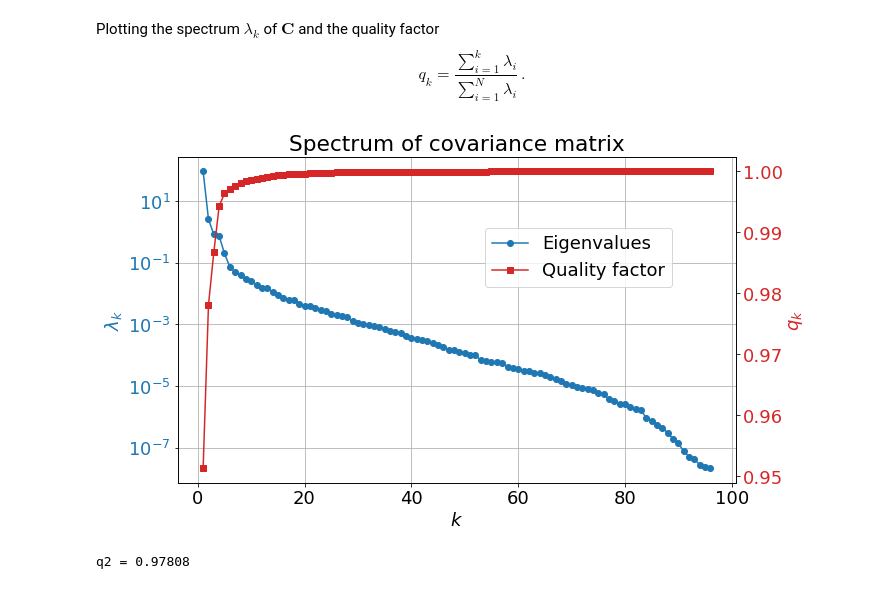
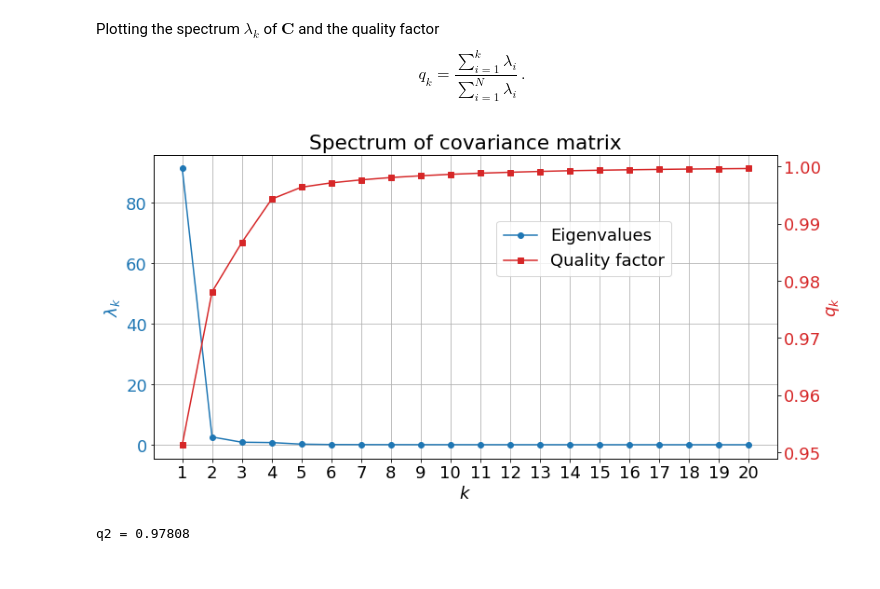
Before and after one commit to vdeltatto/unsupervised-learning, a Jupyter notebook: Fourth_exercise/Fourth_exercise.ipynb, the cells around one changed output. Saved outputs shown, nothing was run; the diff lists cells and outputs as text; code cells hidden in the pictures.

```diff
--- a/Fourth_exercise/Fourth_exercise.ipynb
+++ b/Fourth_exercise/Fourth_exercise.ipynb
@@ -59,29 +59,31 @@ Plotting the spectrum $\lambda_k$ of $\mathbf{C}$ and the quality factor
     q_k = \frac{\sum_{i=1}^k \lambda_i}{\sum_{i=1}^N\lambda_i}\,.
 \end{equation}
 # %%
-fig, ax1 = plt.subplots(figsize=(10,6))
+fig, ax1 = plt.subplots(figsize=(12,6))
 
+k_max = 20
 color = 'tab:blue'
-lns1 = ax1.plot(np.arange(1,D+1),eigenvalues,'o-',color=color,label="Eigenvalues")
-ax1.set(xlabel="$k$",yscale="log",title="Spectrum of covariance matrix")
+lns1 = ax1.plot(np.arange(1,k_max+1),eigenvalues[:k_max],'o-',color=color,label="Eigenvalues")
+ax1.set(xlabel="$k$",title="Spectrum of covariance matrix")
 ax1.set_ylabel(ylabel="$\\lambda_k$",color=color)
 ax1.grid("on")
 ax1.tick_params(axis='y', labelcolor=color)
 
 color = 'tab:red'
 ax2 = ax1.twinx()
-lns2 = ax2.plot(np.arange(1,D+1),np.cumsum(eigenvalues)/np.sum(eigenvalues),'s-',color=color,label="Quality factor")
+lns2 = ax2.plot(np.arange(1,k_max+1),np.cumsum(eigenvalues[:k_max])/np.sum(eigenvalues),'s-',color=color,label="Quality factor")
 ax2.set_ylabel("$q_k$",color=color)
 ax2.tick_params(axis='y', labelcolor=color)
 ax1.legend()
 
 lns = lns1+lns2
 labs = [l.get_label() for l in lns]
 ax1.legend(lns, labs, loc=[0.55,0.6])
+plt.xticks(np.arange(1,k_max+1))
 
 plt.show()
 # %% [output]
-[figure, old version]
+[figure, new version]
 # %%
 q2 = (eigenvalues[0] + eigenvalues[1]) / np.sum(eigenvalues)
 print("q2 = " + "{:.5f}".format(q2))
```
Also changed, not shown: parts of 23 cells of this notebook.
